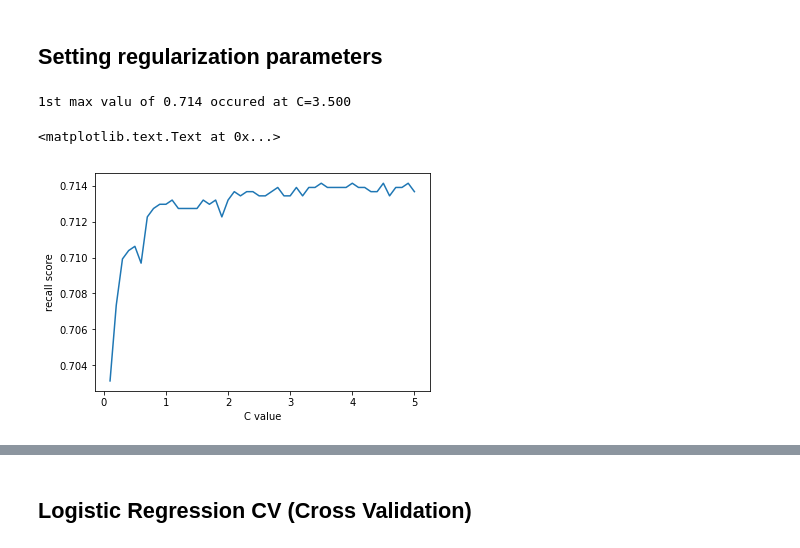
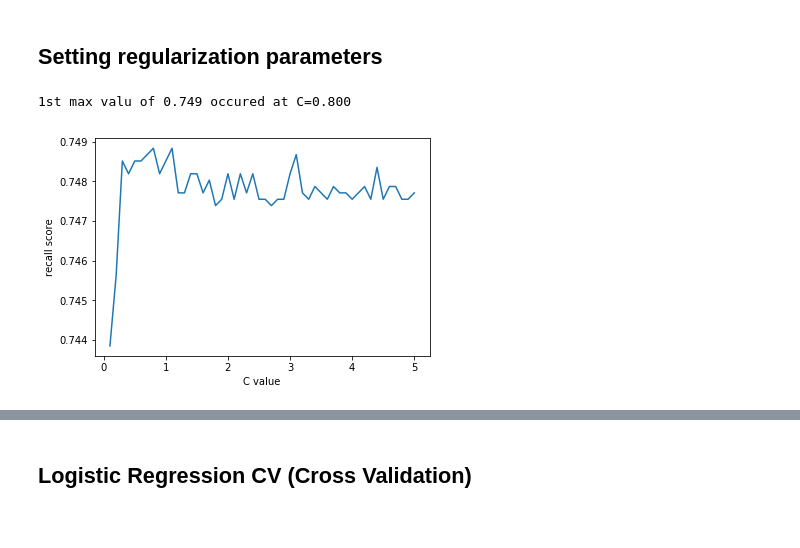
Before and after one commit to SpicySyntax/MachineLearningMarchMadness, a Jupyter notebook: Notebooks/Machine Learning March Madness.ipynb, the cells around one changed output, grey strips where cells are left out. Drawn from its saved outputs; the diff is of its cells as text; code cells hidden in the pictures.

```diff
--- a/Notebooks/Machine Learning March Madness.ipynb
+++ b/Notebooks/Machine Learning March Madness.ipynb
@@ -354,32 +497,34 @@ avg / total       0.73      0.73      0.73      8896
 # %% [markdown]
 ## Setting regularization parameters
 # %%
-C_start = 0.1
-C_end = 5
-C_inc = 0.1
+def get_best_score_C_val_for_LR(x_tr, y_tr, x_tst, y_tst):
+    C_start = 0.1
+    C_end = 5
+    C_inc = 0.1
+    C_values, recall_scores = [], []
+    C_val = C_start
+    best_recall_score = 0
 
-C_values, recall_scores = [], []
-
-C_val = C_start
-best_recall_score = 0
-while (C_val < C_end):
-    C_values.append(C_val)
-    lr_model_loop = LogisticRegression(C=C_val, random_state=42)
-    lr_model_loop.fit(x_train, y_train.ravel())
-    lr_predict_loop_test = lr_model_loop.predict(x_test)
-    recall_score = metrics.recall_score(y_test, lr_predict_loop_test)
-    recall_scores.append(recall_score)
-    if (recall_score > best_recall_score):
-        best_recall_score = recall_score
-        best_lr_predict_test = lr_predict_loop_test
-    C_val = C_val + C_inc
-best_score_C_val = C_values[recall_scores.index(best_recall_score)]
-print("1st max valu of {0:.3f} occured at C={1:.3f}".format(best_recall_score, best_score_C_val))
-%matplotlib inline
-plt.plot(C_values, recall_scores, "-")
-plt.xlabel("C value")
-plt.ylabel("recall score")
+    while (C_val < C_end):
+        C_values.append(C_val)
+        lr_model_loop = LogisticRegression(C=C_val, random_state=42)
+        lr_model_loop.fit(x_tr, y_tr.ravel())
+        lr_predict_loop_test = lr_model_loop.predict(x_tst)
+        recall_score = metrics.recall_score(y_tst, lr_predict_loop_test)
+        recall_scores.append(recall_score)
+        if (recall_score > best_recall_score):
+            best_recall_score = recall_score
+            best_lr_predict_test = lr_predict_loop_test
+        C_val = C_val + C_inc
+    best_score_C_val = C_values[recall_scores.index(best_recall_score)]
+    print("1st max valu of {0:.3f} occured at C={1:.3f}".format(best_recall_score, best_score_C_val))
+    %matplotlib inline
+    plt.plot(C_values, recall_scores, "-")
+    plt.xlabel("C value")
+    plt.ylabel("recall score")
+    return best_score_C_val
-# %% [output]
-1st max valu of 0.714 occured at C=3.500
-<matplotlib.text.Text at 0x...>
-[figure, removed]
+# %%
+best_score_C_val = get_best_score_C_val_for_LR(x_train, y_train, x_test, y_test)
+# %% [output]
+1st max valu of 0.749 occured at C=0.800
+[figure, added]
```
Also changed, not shown: parts of 33 cells of this notebook, 4 other files.
